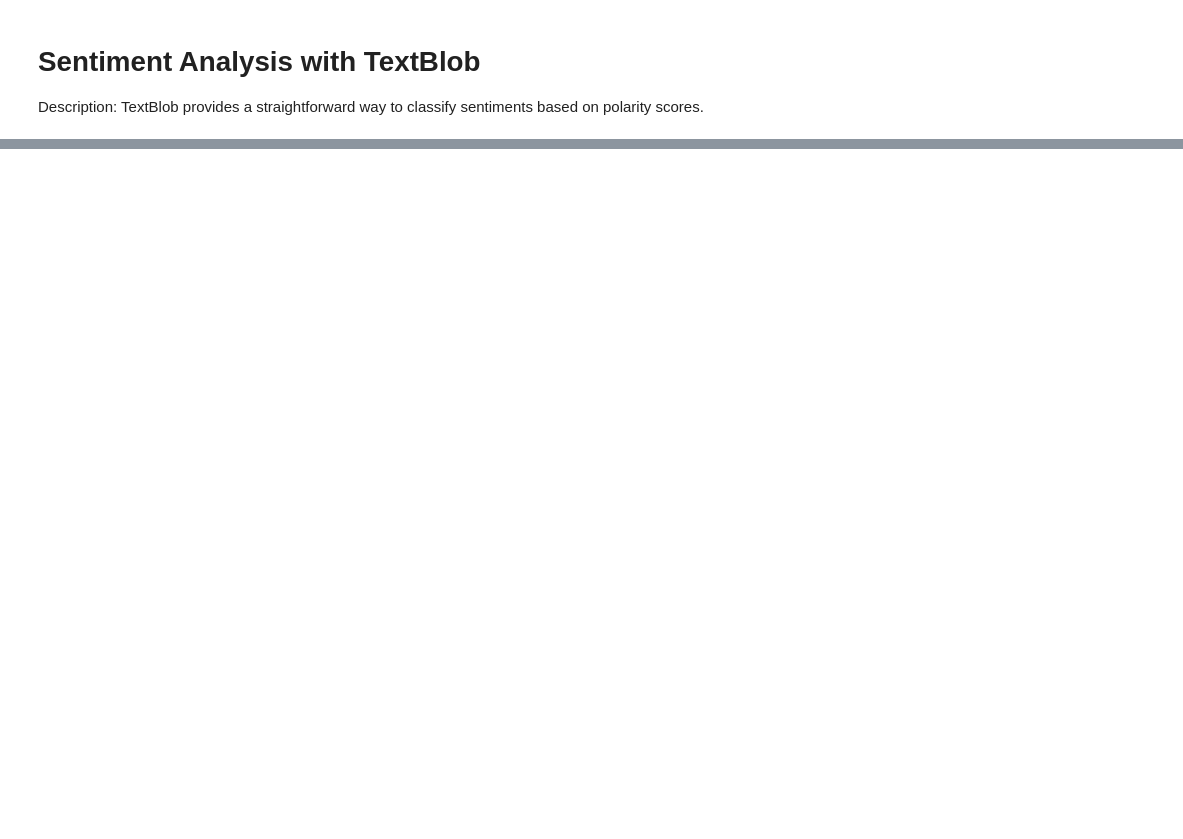
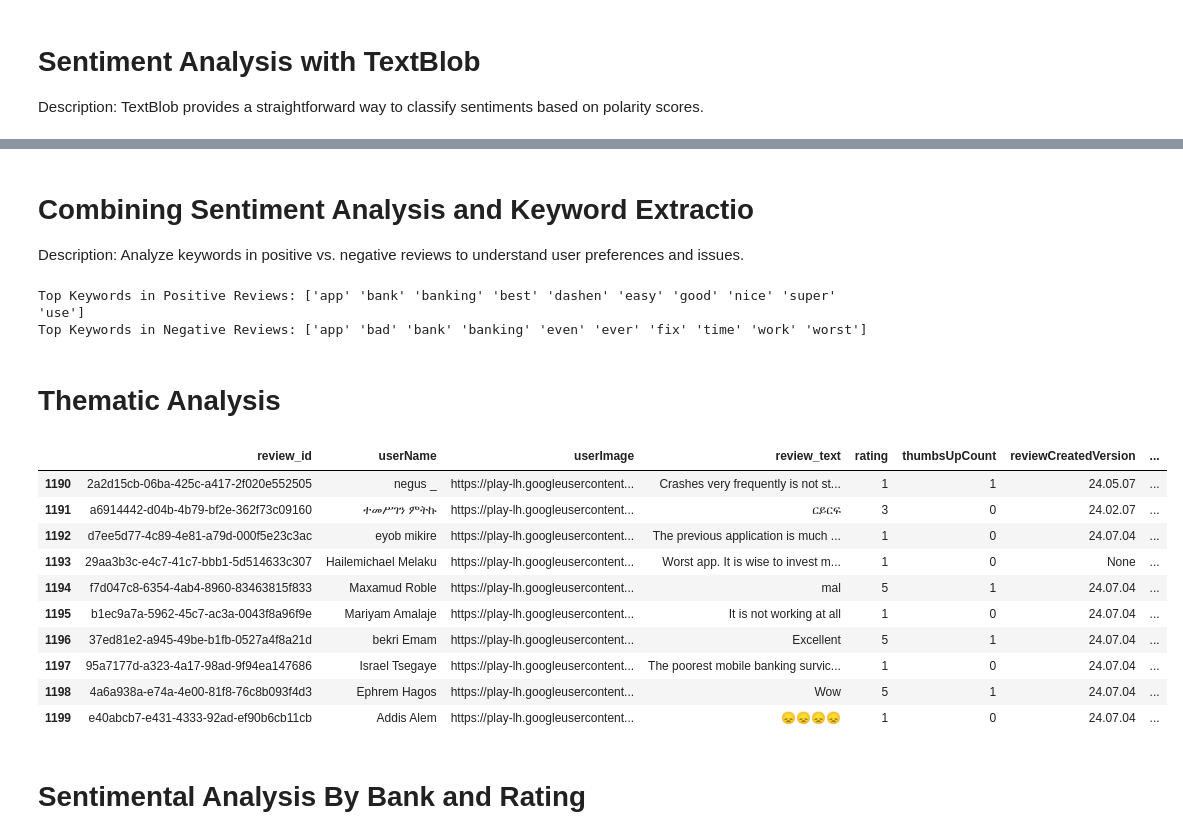
Before and after one commit to nanecha/Bank-Reviews-Analysis, a Jupyter notebook: notebookes/Sentiment_thematic_anlysis.ipynb, the cells around one changed output, grey strips where cells are left out. Cells and saved outputs as stored; diff of their text form; code cells hidden in the pictures; blank space fills up the shorter version.

```diff
--- a/notebookes/Sentiment_thematic_anlysis.ipynb
+++ b/notebookes/Sentiment_thematic_anlysis.ipynb
@@ -254,0 +358,75 @@ Name: count, dtype: int64
+# %% [markdown]
+# Combining Sentiment Analysis and Keyword Extractio
+Description: Analyze keywords in positive vs. negative reviews to understand user preferences and issues.
+# %%
+# Function for filter
+# Filter positive and negative reviews
+positive_reviews = df[df['vader_sentiment'] == 'positive']['cleaned_review_text']
+negative_reviews = df[df['vader_sentiment'] == 'negative']['cleaned_review_text']
+
+# Extract keywords from positive reviews
+vectorizer_pos = TfidfVectorizer(max_features=10)
+X_pos = vectorizer_pos.fit_transform(positive_reviews)
+print("Top Keywords in Positive Reviews:", vectorizer_pos.get_feature_names_out())
+
+# Extract keywords from negative reviews
+vectorizer_neg = TfidfVectorizer(max_features=10)
+X_neg = vectorizer_neg.fit_transform(negative_reviews)
+print("Top Keywords in Negative Reviews:", vectorizer_neg.get_feature_names_out())
+# %% [output]
+Top Keywords in Positive Reviews: ['app' 'bank' 'banking' 'best' 'dashen' 'easy' 'good' 'nice' 'super' 'use']
+Top Keywords in Negative Reviews: ['app' 'bad' 'bank' 'banking' 'even' 'ever' 'fix' 'time' 'work' 'worst']
+# %% [markdown]
+#  Thematic Analysis
+# %%
+#first initialize the ThematicAnalyzer class
+class ThematicAnalyzer:
+    def __init__(self):
+        self.nlp = spacy.load("en_core_web_sm")
+    def cluster_themes(self, reviews: pd.DataFrame) -> Dict[str, List[str]]:
+        # Rule-based clustering example
+        theme_rules = {
+            "Account Access": ["login", "password", "account", "access","security"],
+            "Transactions": ["transfer", "send", "payment", "transaction","money"],
+            "UI/UX": ["interface", "design", "screen", "button","screenshot"],
+            "Customer Support": ["support", "service", "response", "help","need"],
+            "Performance": ["slow", "crash", "lag", "speed","best"]
+        }
+
+        themes = defaultdict(list)
+        for _, row in reviews.iterrows():
+            doc = self.nlp(row["cleaned_review_text"])
+            found_themes = set()
+
+            for token in doc:
+                for theme, keywords in theme_rules.items():
+                    if token.lemma_ in keywords and theme not in found_themes:
+                        themes[row["cleaned_review_text"]].append(theme)
+                        found_themes.add(theme)
+
+        return themes
+
+
+
+# 3. Initialize analyzer and call the function
+analyzer = ThematicAnalyzer()
+theme_mapping = analyzer.cluster_themes(df)
+
+# 4. Add themes back to original DataFrame
+df["themes"] = df["cleaned_review_text"].map(theme_mapping)
+
+df.tail(10)
+# %% [output]
+|  | review_id | userName | userImage | review_text | rating | thumbsUpCount | reviewCreatedVersion | ... |
+| 1190 | 2a2d15cb-06ba-425c-a417-2f020e552505 | negus _ | https://play-lh.googleusercontent... | Crashes very frequently is not st... | 1 | 1 | 24.05.07 | ... |
+| 1191 | a6914442-d04b-4b79-bf2e-362f73c09160 | ተመሥገን ምትኩ | https://play-lh.googleusercontent... | ርይርፍ | 3 | 0 | 24.02.07 | ... |
+| 1192 | d7ee5d77-4c89-4e81-a79d-000f5e23c3ac | eyob mikire | https://play-lh.googleusercontent... | The previous application is much ... | 1 | 0 | 24.07.04 | ... |
+| 1193 | 29aa3b3c-e4c7-41c7-bbb1-5d514633c307 | Hailemichael Melaku | https://play-lh.googleusercontent... | Worst app. It is wise to invest m... | 1 | 0 | None | ... |
+| 1194 | f7d047c8-6354-4ab4-8960-83463815f833 | Maxamud Roble | https://play-lh.googleusercontent... | mal | 5 | 1 | 24.07.04 | ... |
+| 1195 | b1ec9a7a-5962-45c7-ac3a-0043f8a96f9e | Mariyam Amalaje | https://play-lh.googleusercontent... | It is not working at all | 1 | 0 | 24.07.04 | ... |
+| 1196 | 37ed81e2-a945-49be-b1fb-0527a4f8a21d | bekri Emam | https://play-lh.googleusercontent... | Excellent | 5 | 1 | 24.07.04 | ... |
+| 1197 | 95a7177d-a323-4a17-98ad-9f94ea147686 | Israel Tsegaye | https://play-lh.googleusercontent... | The poorest mobile banking survic... | 1 | 0 | 24.07.04 | ... |
+| 1198 | 4a6a938a-e74a-4e00-81f8-76c8b093f4d3 | Ephrem Hagos | https://play-lh.googleusercontent... | Wow | 5 | 1 | 24.07.04 | ... |
+| 1199 | e40abcb7-e431-4333-92ad-ef90b6cb11cb | Addis Alem | https://play-lh.googleusercontent... | 😞😞😞😞 | 1 | 0 | 24.07.04 | ... |
+# %% [markdown]
+# Sentimental Analysis By Bank and Rating
```
Also changed, not shown: parts of 22 cells of this notebook, 1 other file.
